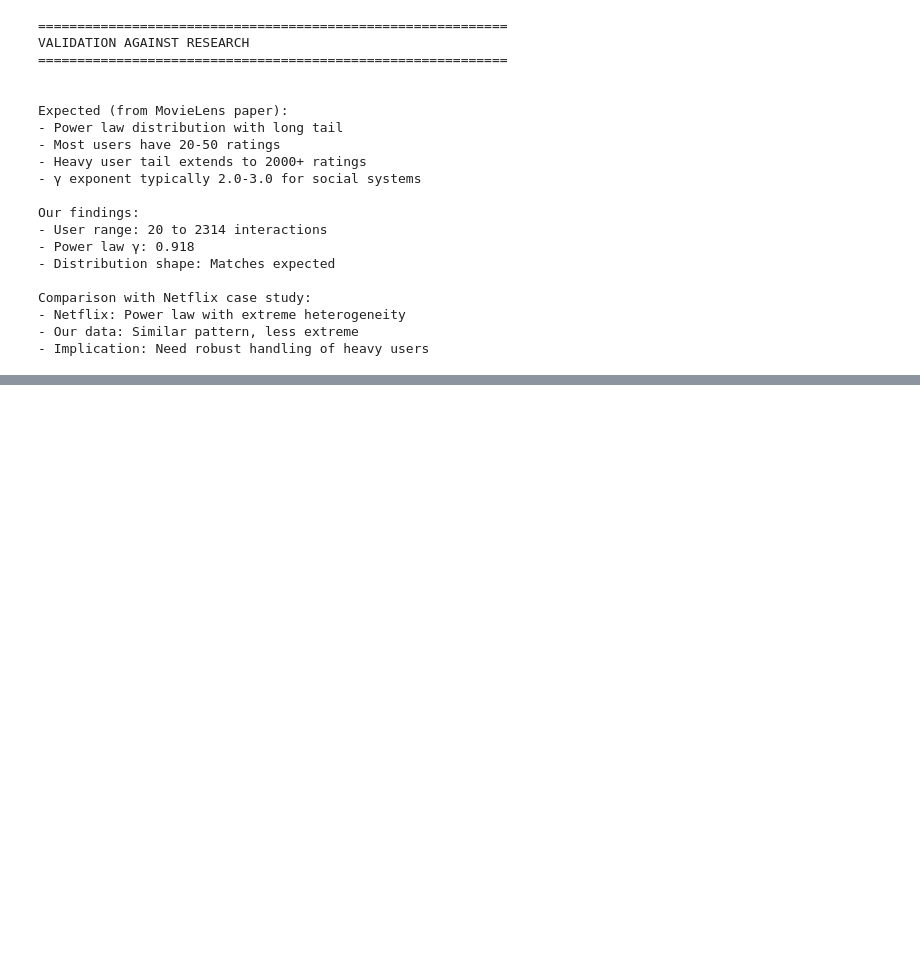
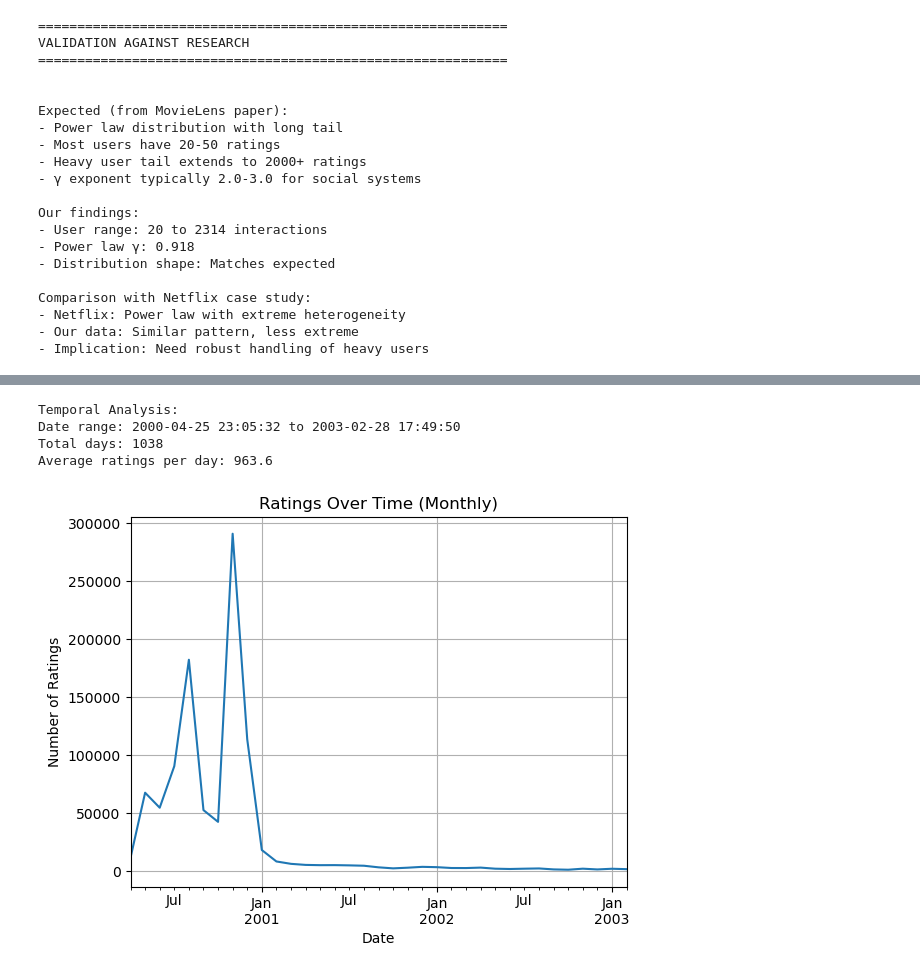
Before and after one commit to Thomasayanfeoluwa/Hybrid-Video-Recommender-System, a Jupyter notebook: experiments/data_validation.ipynb, the cells around one changed output, grey strips where cells are left out. Cells and saved outputs as stored; diff of their text form; code cells hidden in the pictures; blank space fills up the shorter version.

```diff
--- a/experiments/data_validation.ipynb
+++ b/experiments/data_validation.ipynb
@@ -329,0 +391,18 @@ Comparison with Netflix case study:
+# %%
+df_ratings["datetime"] = pd.to_datetime(df_ratings["timestamp"], unit="s")
+df_ratings.set_index("datetime").resample("M").size().plot()
+plt.title("Ratings Over Time (Monthly)")
+plt.xlabel("Date")
+plt.ylabel("Number of Ratings")
+plt.grid(True)
+
+print("Temporal Analysis:")
+print(f"Date range: {df_ratings['datetime'].min()} to {df_ratings['datetime'].max()}")
+print(f"Total days: {(df_ratings['datetime'].max() - df_ratings['datetime'].min()).days}")
+print(f"Average ratings per day: {len(df_ratings) / ((df_ratings['datetime'].max() - df_ratings['datetime'].min()).days):.1f}")
+# %% [output]
+Temporal Analysis:
+Date range: 2000-04-25 23:05:32 to 2003-02-28 17:49:50
+Total days: 1038
+Average ratings per day: 963.6
+[figure, added]
```
Also changed, not shown: parts of 8 cells of this notebook.
